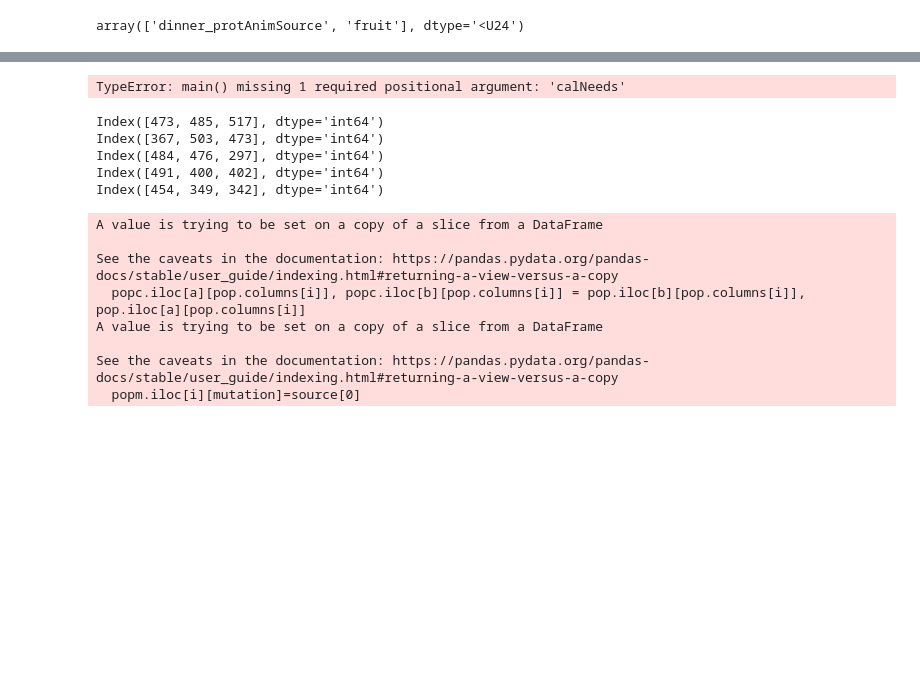
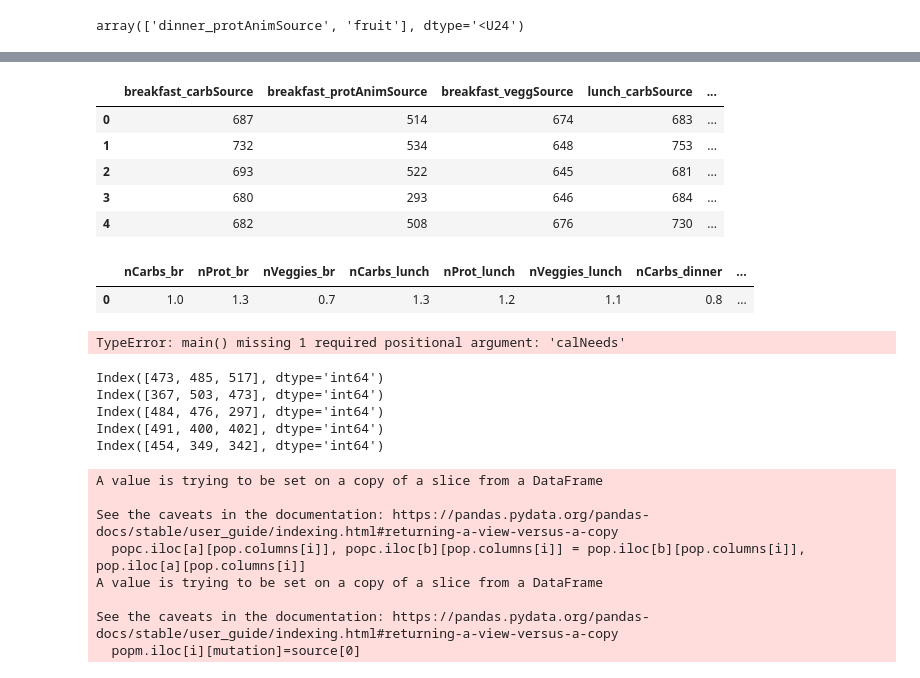
Before and after one commit to amirohqurrota/skripsi-mealplan, a Jupyter notebook: static/data/data2017.ipynb, the cells around one changed output, grey strips where cells are left out. Cells and saved outputs as stored; diff of their text form; code cells hidden in the pictures; blank space fills up the shorter version.

```diff
--- a/static/data/data2017.ipynb
+++ b/static/data/data2017.ipynb
@@ -192,33 +223,43 @@ def countFitnessMenu(pop,calNeeds):
     arrayOfPop = pop.to_numpy()
     carboNeeds = 0.6*calNeeds/4
     protNeeds = 0.15*calNeeds/4
     fatNeeds = 0.15*calNeeds/9
     fitnessArray=[]
     caloriesTotalArray=[]
     for chromosome in arrayOfPop:
         index=0
         carboTotal = 0
         protTotal = 0
         fatTotal = 0
         calTotal =0
         for i in (chromosome):
             carbs = dfFinalEliminated.iloc[i]['KH (g)']
             prot = dfFinalEliminated.iloc[i]['PROTEIN (g)']
             fat = dfFinalEliminated.iloc[i]['LEMAK (g)']
             cal = dfFinalEliminated.iloc[i]['ENERGI (Kal)']
             carboTotal+=float(carbs)
             protTotal+=float(prot)
             calTotal+=float(cal)
             fatTotal+=float(fat)
             index+=1
 
         fitness = 1/(abs(carboTotal-carboNeeds)+abs(calTotal-calNeeds)+abs(protNeeds-protTotal)+abs(fatNeeds-fatTotal))
         fitnessArray.append(fitness)
         caloriesTotalArray.append(calTotal)
 
     pop['fitness BaseOn Menu'] = fitnessArray
     pop['calories total Based on Menu'] = caloriesTotalArray
     return pop
+
+
+countFitnessMenu(pop,1200)
+# %% [output]
+|  | breakfast_carbSource | breakfast_protAnimSource | breakfast_veggSource | lunch_carbSource | ... |
+| 0 | 687 | 514 | 674 | 683 | ... |
+| 1 | 732 | 534 | 648 | 753 | ... |
+| 2 | 693 | 522 | 645 | 681 | ... |
+| 3 | 680 | 293 | 646 | 684 | ... |
+| 4 | 682 | 508 | 676 | 730 | ... |
 # %%
 def createPopulationAmount(sizeOfPopulation):
     # sizeOfPopulation = 5
@@ -228,7 +269,10 @@ def createPopulationAmount(sizeOfPopulation):
     pop = pd.DataFrame(pop)
     pop.columns = ['nCarbs_br','nProt_br','nVeggies_br','nCarbs_lunch','nProt_lunch','nVeggies_lunch','nCarbs_dinner','nProt_dinner','nVeggies_dinner','n_snack','n_fruit']
     return pop
-# p =createPopulationAmount()
+createPopulationAmount(1)
+# %% [output]
+|  | nCarbs_br | nProt_br | nVeggies_br | nCarbs_lunch | nProt_lunch | nVeggies_lunch | nCarbs_dinner | ... |
+| 0 | 1.0 | 1.3 | 0.7 | 1.3 | 1.2 | 1.1 | 0.8 | ... |
 # %%
 def randomSelectionParentAmount(sizeOfPopulation):
     position = np.random.permutation(sizeOfPopulation)
```
Also changed, not shown: parts of 8 cells of this notebook, 3 other files.
